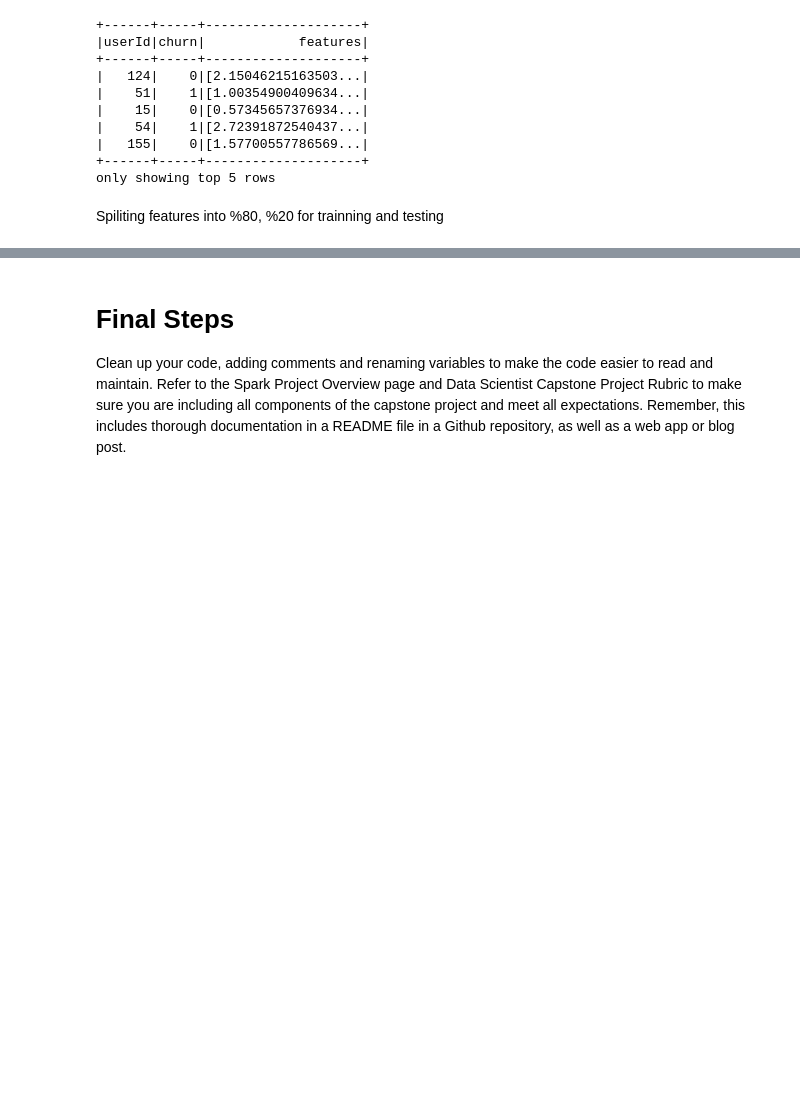
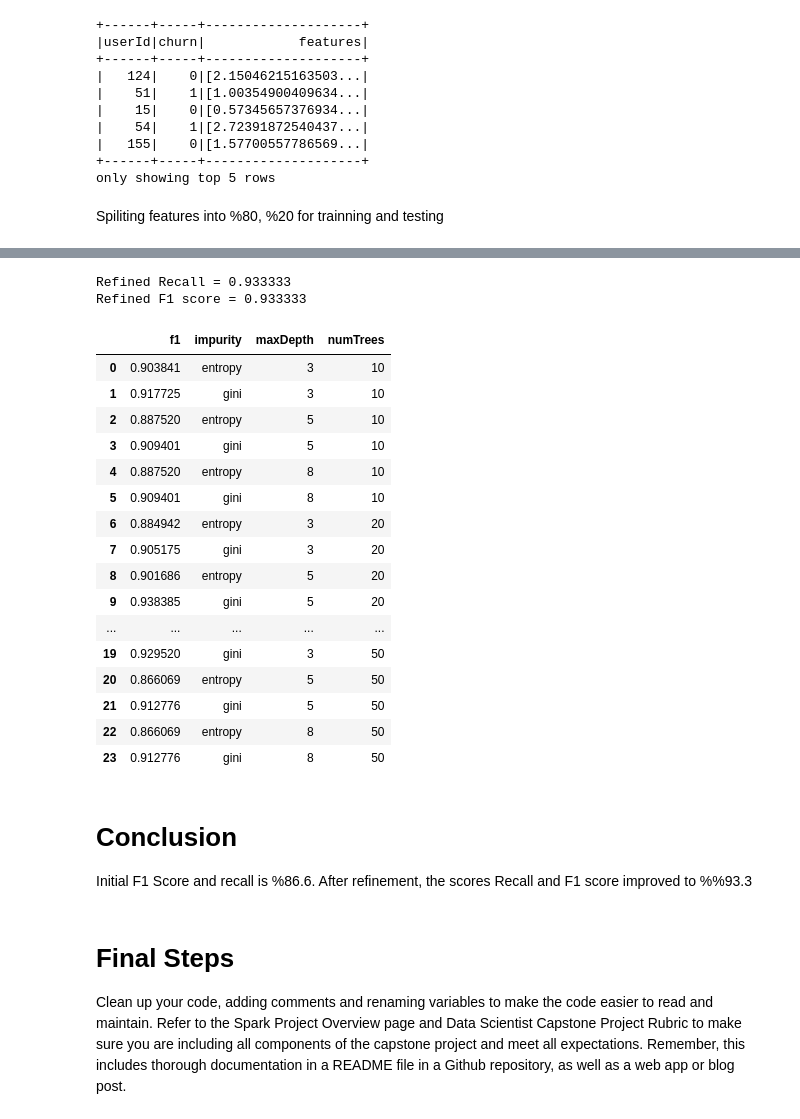
Before and after one commit to uaytek/SparkIBM, a Jupyter notebook: Udacity_Sparkify .ipynb, the cells around one changed output, grey strips where cells are left out. Drawn from its saved outputs; the diff is of its cells as text; code cells hidden in the pictures; blank space fills up the shorter version.

```diff
--- a/Udacity_Sparkify .ipynb
+++ b/Udacity_Sparkify .ipynb
@@ -516,3 +531,59 @@ F1 Score is %92.8 and Error is %6. F1 Score is %92.8 and Error is %6. It looks l
+# %%
+paramGrid = ParamGridBuilder() \
+    .addGrid(rfc.numTrees, [10, 20, 30, 50]) \
+    .addGrid(rfc.maxDepth, [3, 5, 8]) \
+    .addGrid(rfc.impurity, ['entropy', 'gini'])\
+    .build()
+# %%
+crossval = CrossValidator(estimator=pipeline,
+                          estimatorParamMaps=paramGrid,
+                          evaluator=MulticlassClassificationEvaluator(),
+                          numFolds=3)
+# %%
+cvModel = crossval.fit(train_df)
+# %%
+pred_test = cvModel.bestModel.transform(test_df)
+recall, f1_score = EvaluateScores(pred_test)
+
+print("Refined Recall = %g" % (recall))
+print("Refined F1 score = %g" % (f1_score))
+# %% [output]
+Refined Recall = 0.933333
+Refined F1 score = 0.933333
+# %%
+
+# get validation parameters
+params = [{p.name: v for p, v in m.items()} for m in cvModel.getEstimatorParamMaps()]
+
+# convert validation results to pandas dataframe
+validation_results = pd.DataFrame.from_dict([
+    {cvModel.getEvaluator().getMetricName(): metric, **ps}
+    for ps, metric in zip(params, cvModel.avgMetrics)
+])
+# %%
+validation_results
+# %% [output]
+|  | f1 | impurity | maxDepth | numTrees |
+| 0 | 0.903841 | entropy | 3 | 10 |
+| 1 | 0.917725 | gini | 3 | 10 |
+| 2 | 0.887520 | entropy | 5 | 10 |
+| 3 | 0.909401 | gini | 5 | 10 |
+| 4 | 0.887520 | entropy | 8 | 10 |
+| 5 | 0.909401 | gini | 8 | 10 |
+| 6 | 0.884942 | entropy | 3 | 20 |
+| 7 | 0.905175 | gini | 3 | 20 |
+| 8 | 0.901686 | entropy | 5 | 20 |
+| 9 | 0.938385 | gini | 5 | 20 |
+| ... | ... | ... | ... | ... |
+| 19 | 0.929520 | gini | 3 | 50 |
+| 20 | 0.866069 | entropy | 5 | 50 |
+| 21 | 0.912776 | gini | 5 | 50 |
+| 22 | 0.866069 | entropy | 8 | 50 |
+| 23 | 0.912776 | gini | 8 | 50 |
+# %% [markdown]
+# Conclusion
+
+ Initial F1 Score and recall is %86.6. After refinement, the scores  Recall and F1 score improved to %%93.3
 # %% [markdown]
 # Final Steps
 Clean up your code, adding comments and renaming variables to make the code easier to read and maintain. Refer to the Spark Project Overview page and Data Scientist Capstone Project Rubric to make sure you are including all components of the capstone project and meet all expectations. Remember, this includes thorough documentation in a README file in a Github repository, as well as a web app or blog post.
```
Also changed, not shown: parts of 25 cells of this notebook.
